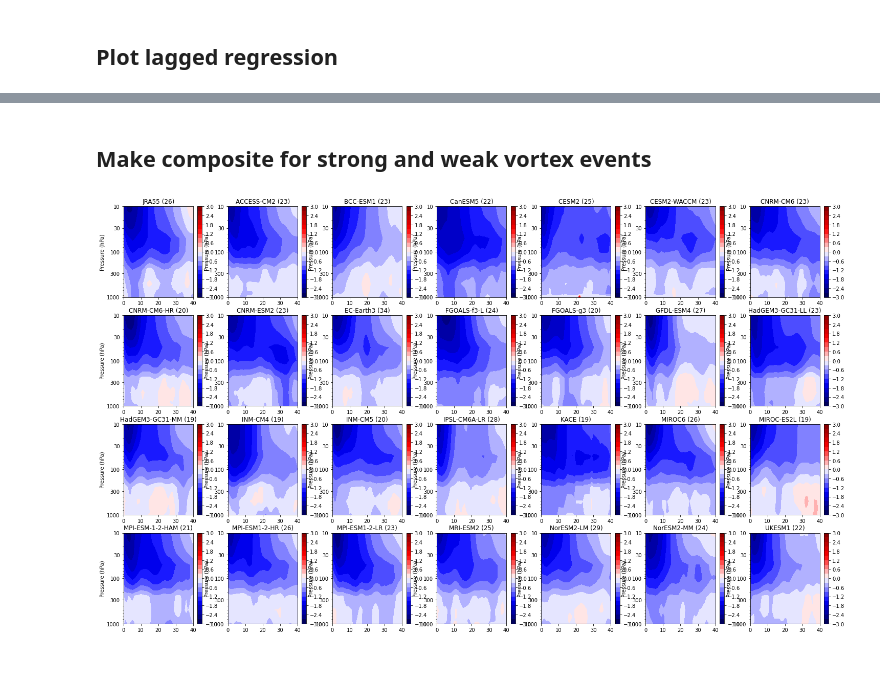
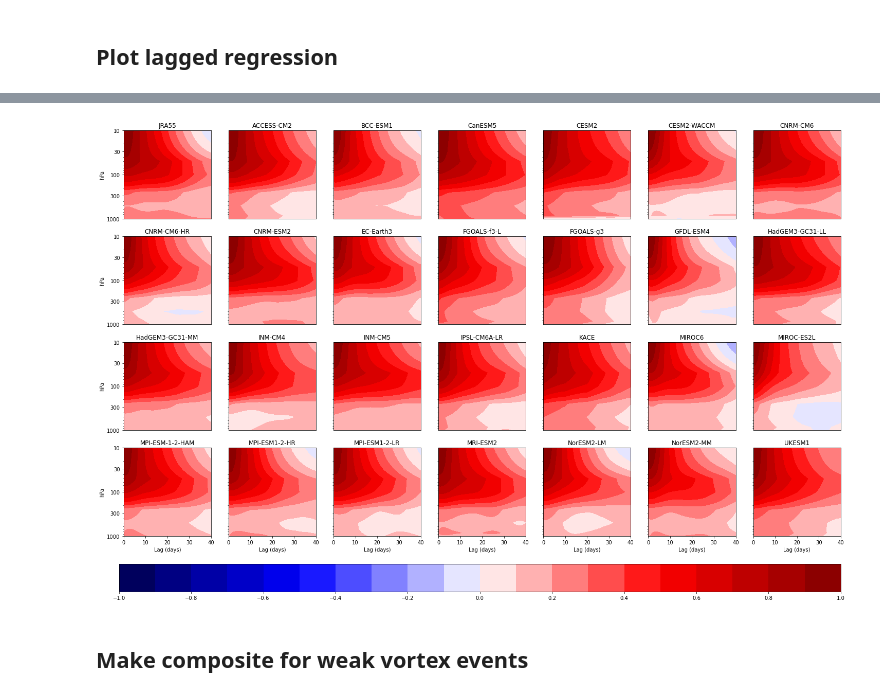
Before and after one commit to gchenpu/python, a Jupyter notebook: AM_indices/read_AM_index_cmip6_winter.ipynb, the cells around one changed output, grey strips where cells are left out. Drawn from its saved outputs; the diff is of its cells as text; code cells hidden in the pictures; blank space fills up the shorter version.

```diff
--- a/AM_indices/read_AM_index_cmip6_winter.ipynb
+++ b/AM_indices/read_AM_index_cmip6_winter.ipynb
@@ -237,21 +156,53 @@ for i, D in enumerate(D_list):
+# %%
+# lagged regression
+def cal_Ct_p(D0, p_level):
+    k = np.isin(D0.level, p_level)
+    Ct_p = np.array([cov_lag(D0.y[:, :, :], lag, D0.y[:, :, k]) for lag in lags])
+    return Ct_p
+
+lag_time = 40
+lags = np.arange(0, lag_time+1)
+Ct_p0 = cal_Ct_p(D0, p_level=10)
+
+Ct_p = np.empty((len(D_list), *Ct_p0.shape))
+for i, D in enumerate(D_list):
+    Ct_p[i, :, :] = cal_Ct_p(D, p_level=10)
+# %%
+def plot_lag_reg(D0, Ct_p0, plot_i):
+    plt.contourf(lags, D0.level, Ct_p0.T, np.linspace(-cmax, cmax, 21), cmap=cm)
+    plt.gca().invert_yaxis()
+    plt.yscale('log')
+    if plot_i % 7 == 0:
+        plt.yticks([10, 30, 100, 300, 1000])
+        plt.ylabel('hPa')
+    else:
+        plt.yticks([])
+    if plot_i < 21:
+        plt.xticks([])
+    else:
+        plt.xticks([0, 10, 20, 30, 40])
+        plt.xlabel('Lag (days)')
+    plt.gca().get_yaxis().set_major_formatter(mpl.ticker.ScalarFormatter())
+    plt.title(f"{D0.name}")
+
+cmax = 1
+cm = 'seismic' # 'bwr'
+fig = plt.figure(figsize=(25,15))
+ax1 = fig.add_subplot(4, 7, 1)
+plot_lag_reg(D0, Ct_p0, 0)
+
+for i, D in enumerate(D_list):
+    ax1 = fig.add_subplot(4, 7, i+2)
+    plot_lag_reg(D, Ct_p[i], i+1)
+
+fig.subplots_adjust(bottom=0.15)
+cax = fig.add_axes([0.12, 0.05, 0.78, 0.05])    #[left, bottom, width, height]
+cbar = plt.colorbar(cax=cax, orientation='horizontal')
+cbar.set_ticks(np.linspace(-cmax, cmax, 11))
+mpl.rcParams.update({'font.size': 18})
+
+# plt.savefig('Figs/AM_reg_all.pdf', transparent=True)
+# %% [output]
+[figure, added]
 # %% [markdown]
-## Make composite for strong and weak vortex events
+## Make composite for weak vortex events
-# %%
-from AM_plot2_mod import plot_event
-
-fig = plt.figure(figsize=(25,15))
-ax1 = fig.add_subplot(4, 7, 1)
-y = D0.NAM_slice.data
-p = D0.level
-plot_event(y, p, lag_time=40, event='negative', model=D0.name)
-
-for i, D in enumerate(D_list):
-    ax1 = fig.add_subplot(4, 7, i+2)
-    y = D.NAM_slice.data
-    p = D.level
-    plot_event(y, p, lag_time=40, event='negative', model=D.name)
-
-# if True:
-#         plt.savefig('Figs/Z10_events_slice.png', transparent=True)
-# %% [output]
-[figure, removed]
```
Also changed, not shown: parts of 15 cells of this notebook, 5 other files.
